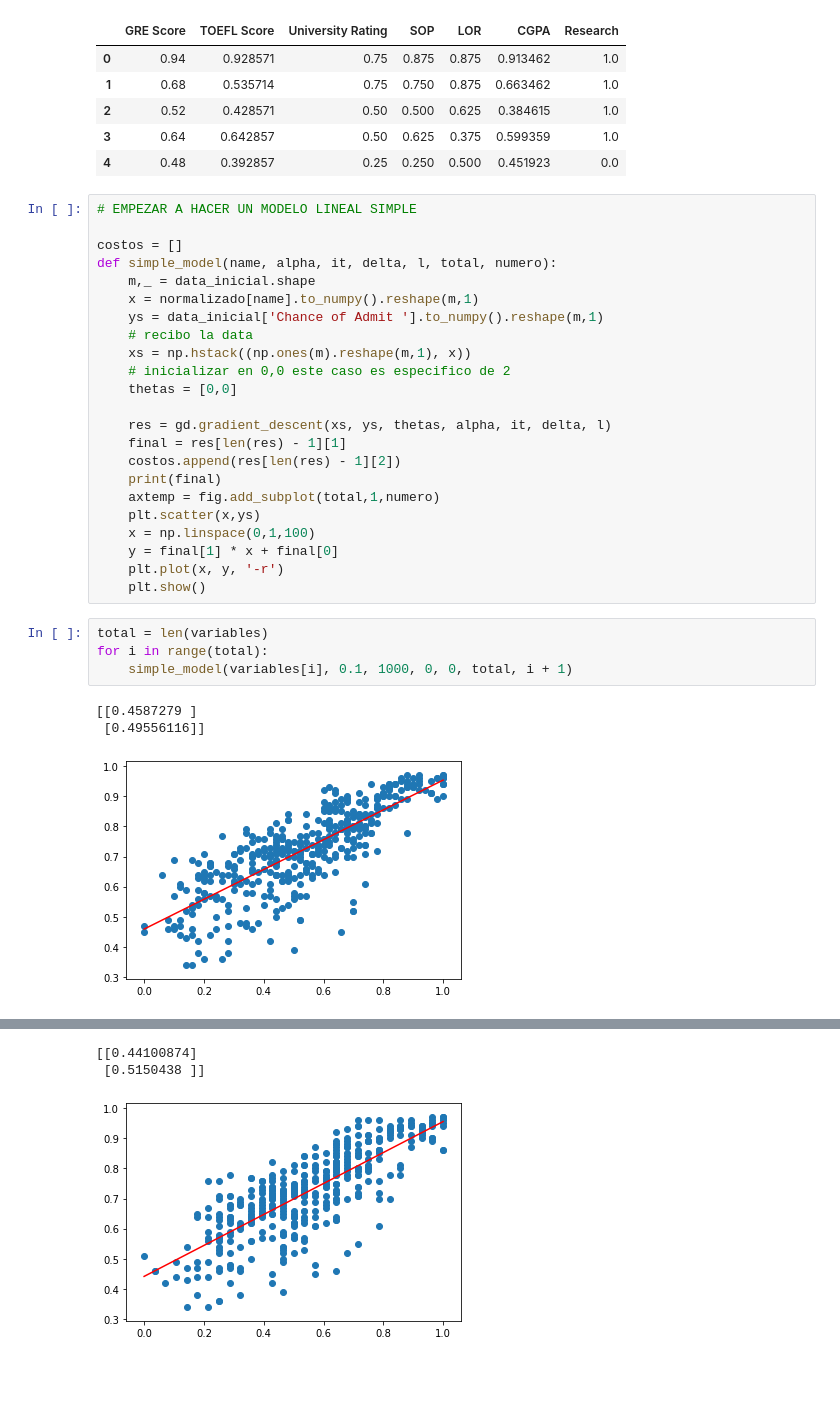
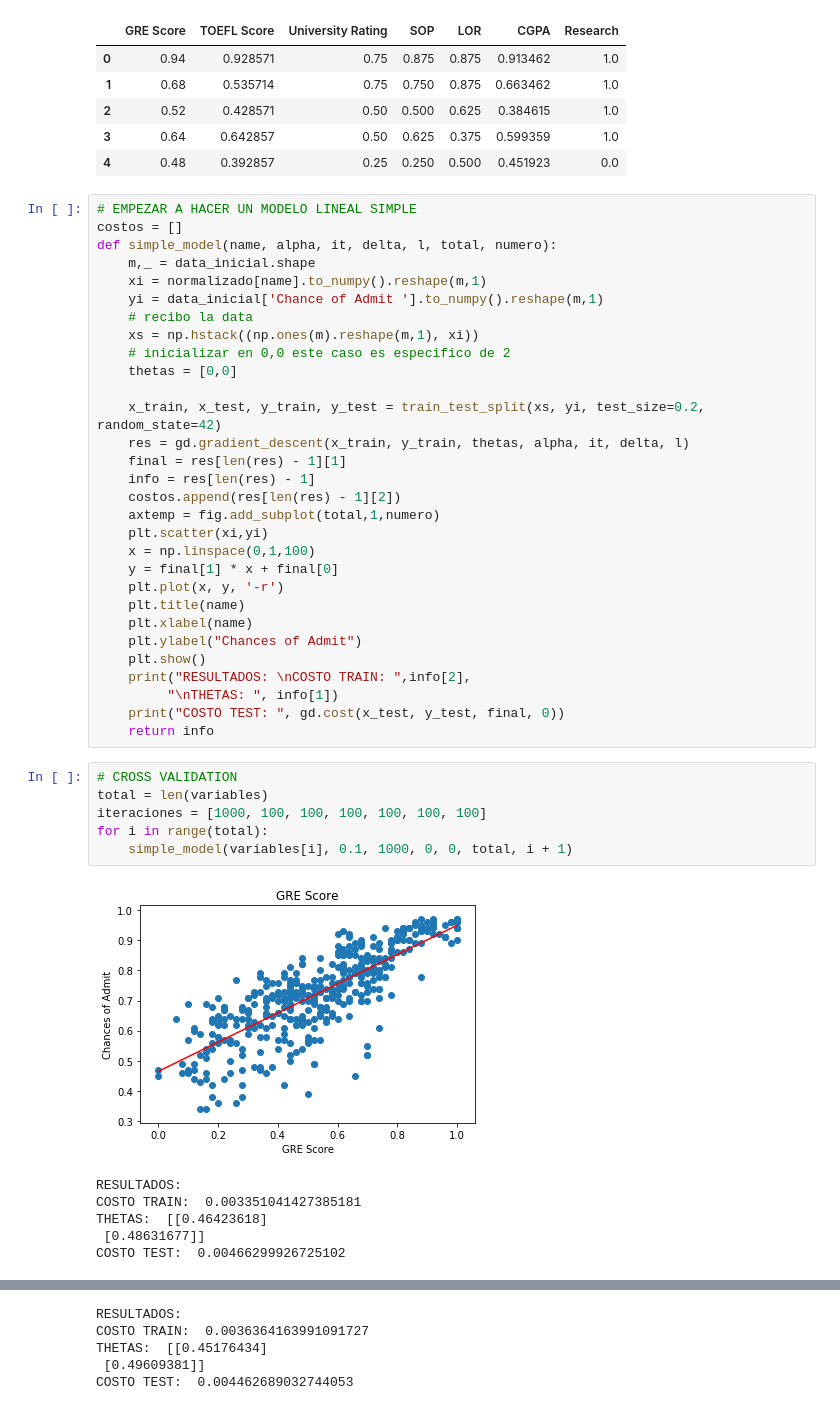
Before and after one commit to JoseGuzmanZamora/elementsOfMachineLearning, a Jupyter notebook: lab2/main.ipynb, the cells around one changed output, grey strips where cells are left out. Saved outputs shown, nothing was run; the diff lists cells and outputs as text; blank space fills up the shorter version.

```diff
--- a/lab2/main.ipynb
+++ b/lab2/main.ipynb
@@ -111,32 +112,44 @@ normalizado.head()
 | 4 | 0.48 | 0.392857 | 0.25 | 0.250 | 0.500 | 0.451923 | 0.0 |
 # %%
 # EMPEZAR A HACER UN MODELO LINEAL SIMPLE
-
 costos = []
 def simple_model(name, alpha, it, delta, l, total, numero):
     m,_ = data_inicial.shape
-    x = normalizado[name].to_numpy().reshape(m,1)
-    ys = data_inicial['Chance of Admit '].to_numpy().reshape(m,1)
+    xi = normalizado[name].to_numpy().reshape(m,1)
+    yi = data_inicial['Chance of Admit '].to_numpy().reshape(m,1)
     # recibo la data
-    xs = np.hstack((np.ones(m).reshape(m,1), x))
+    xs = np.hstack((np.ones(m).reshape(m,1), xi))
     # inicializar en 0,0 este caso es especifico de 2
     thetas = [0,0]
 
-    res = gd.gradient_descent(xs, ys, thetas, alpha, it, delta, l)
+    x_train, x_test, y_train, y_test = train_test_split(xs, yi, test_size=0.2, random_state=42)
+    res = gd.gradient_descent(x_train, y_train, thetas, alpha, it, delta, l)
     final = res[len(res) - 1][1]
+    info = res[len(res) - 1]
     costos.append(res[len(res) - 1][2])
-    print(final)
     axtemp = fig.add_subplot(total,1,numero)
-    plt.scatter(x,ys)
+    plt.scatter(xi,yi)
     x = np.linspace(0,1,100)
     y = final[1] * x + final[0]
     plt.plot(x, y, '-r')
+    plt.title(name)
+    plt.xlabel(name)
+    plt.ylabel("Chances of Admit")
     plt.show()
+    print("RESULTADOS: \nCOSTO TRAIN: ",info[2],
+         "\nTHETAS: ", info[1])
+    print("COSTO TEST: ", gd.cost(x_test, y_test, final, 0))
+    return info
 # %%
+# CROSS VALIDATION
 total = len(variables)
+iteraciones = [1000, 100, 100, 100, 100, 100, 100]
 for i in range(total):
     simple_model(variables[i], 0.1, 1000, 0, 0, total, i + 1)
 # %% [output]
+[figure, new version]
-[[0.4587279 ]
- [0.49556116]]
+RESULTADOS:
+COSTO TRAIN:  0.003351041427385181
+THETAS:  [[0.46423618]
+ [0.48631677]]
+COSTO TEST:  0.00466299926725102
-[figure, old version]
@@ -143,3 +157,5 @@ for i in range(total):
-[[0.44100874]
- [0.5150438 ]]
+RESULTADOS:
+COSTO TRAIN:  0.0036364163991091727
+THETAS:  [[0.45176434]
+ [0.49609381]]
+COSTO TEST:  0.004462689032744053
-[figure, old version]
```
Also changed, not shown: parts of 14 cells of this notebook.
